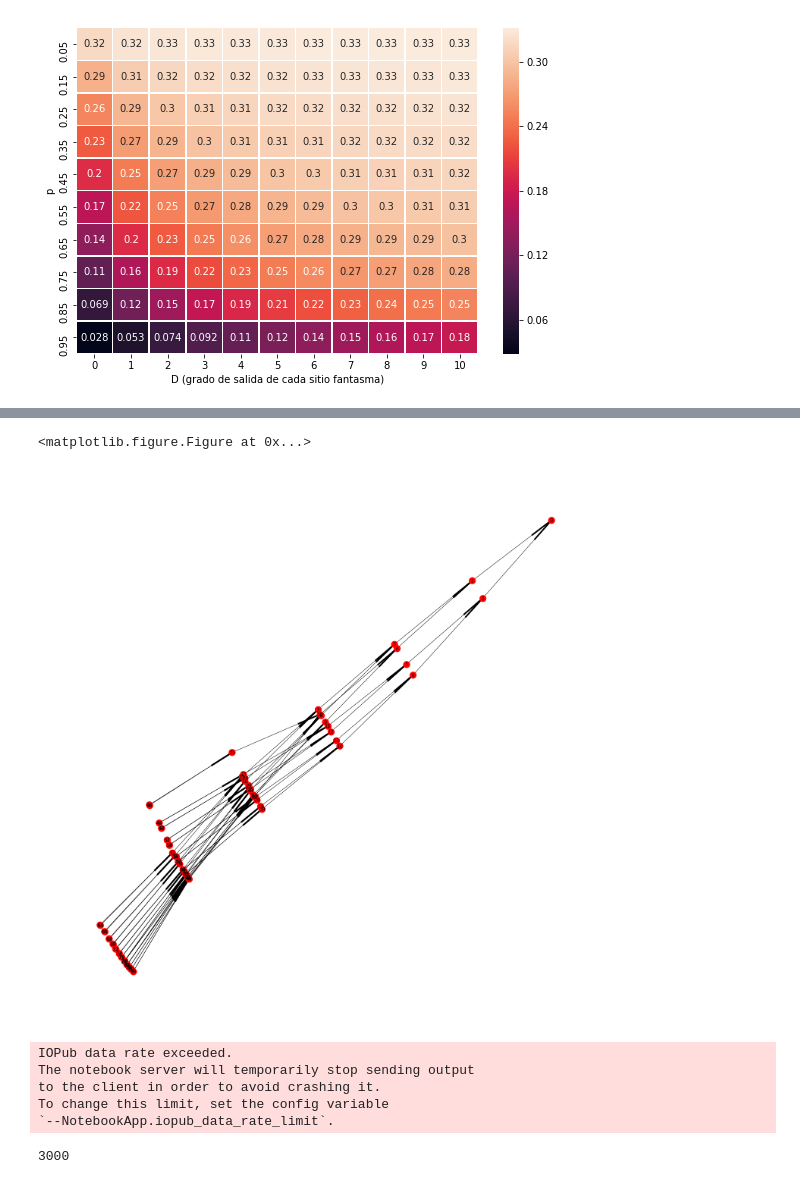
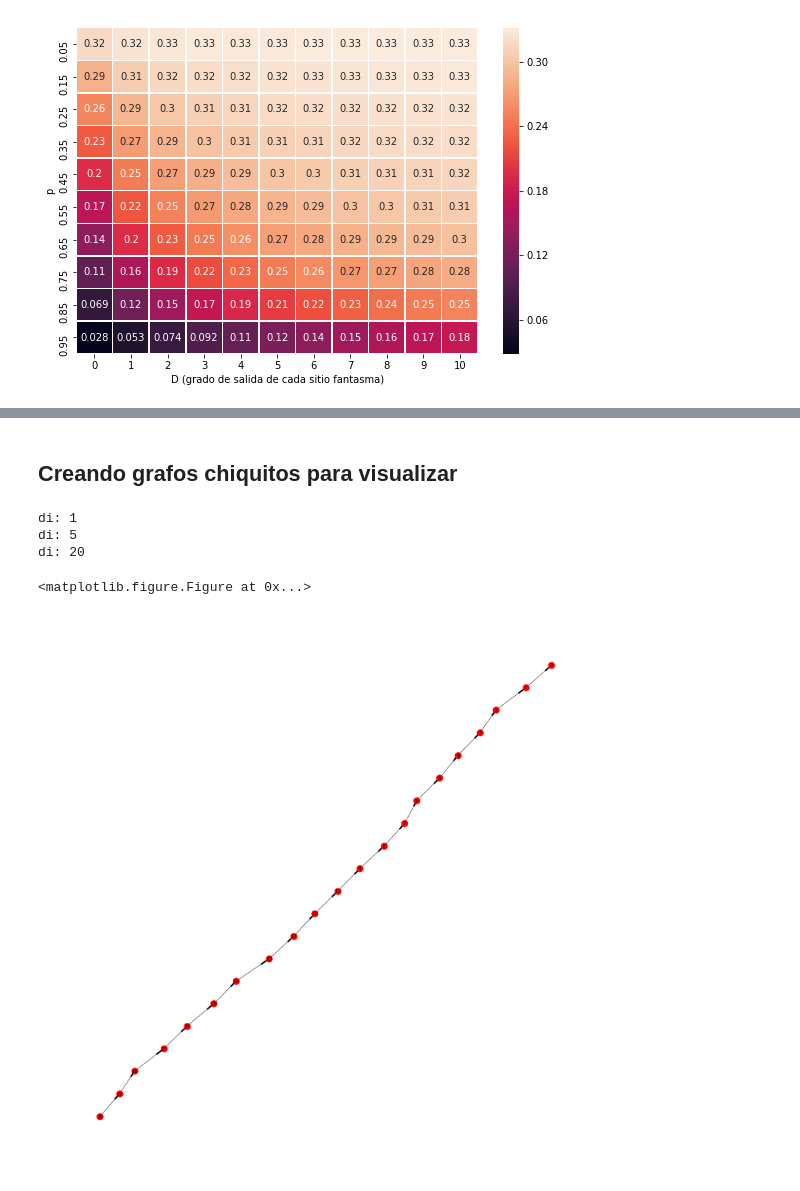
Before and after one commit to ABorgna/metnum, a Jupyter notebook: tp1/src/exp/exp_grafos_hack.ipynb, the cells around one changed output, grey strips where cells are left out. Cells and saved outputs as stored; diff of their text form; code cells hidden in the pictures.

```diff
--- a/tp1/src/exp/exp_grafos_hack.ipynb
+++ b/tp1/src/exp/exp_grafos_hack.ipynb
@@ -369,18 +360,39 @@ sns.heatmap(df, annot=True, linewidths=.5, ax=ax)
-# %%
-imprimir(grafos[(90, 8)])
-# %% [output]
-<matplotlib.figure.Figure at 0x...>
-[figure, removed]
-# %%
-extender_grafo(matriz_fija, 3000)
-# %% [output]
-IOPub data rate exceeded.
-The notebook server will temporarily stop sending output
-to the client in order to avoid crashing it.
-To change this limit, set the config variable
-`--NotebookApp.iopub_data_rate_limit`.
-# %%
-len(matriz_fija[2030])
-# %% [output]
-3000
+# %% [markdown]
+## Creando grafos chiquitos para visualizar
+# %%
+# m es el numero de nodos que agregamos, d la proporcion del grado de cada m
+# d[i] = d*m
+m = 20
+ds = [1, 5, 20]
+grafos = []
+
+
+for di in ds:
+    matriz_agregada = generar_grafo_trivial(1)
+    #di = int((d/20.0)*m)
+#         di = float(m)**(float(1.0/d))
+#         print(d)
+    print('di: {}'.format(di))
+#         di = int(round(di))
+    quedan = m
+
+    nodosAAgregar = [0]
+    # BFS, is that you?
+    while quedan and nodosAAgregar:
+        objetivo = nodosAAgregar[0]
+        nodosAAgregar = nodosAAgregar[1:]
+        nodosAAgregar += [i+len(matriz_agregada) for i in range(min(quedan, di))]
+
+        matriz_agregada = agregar_grafo_estrella_hacia_adentro(matriz_agregada, min(quedan, di), len(matriz_agregada), objetivo)
+        quedan = max(0, quedan-di)
+    grafos.append(matriz_agregada.copy())
+# %% [output]
+di: 1
+di: 5
+di: 20
+# %%
+imprimir(grafos[0], 'img/hackarbolgrafo1.png')
+# %% [output]
+<matplotlib.figure.Figure at 0x...>
+[figure, added]
 # %%
```
Also changed, not shown: parts of 11 cells of this notebook.
